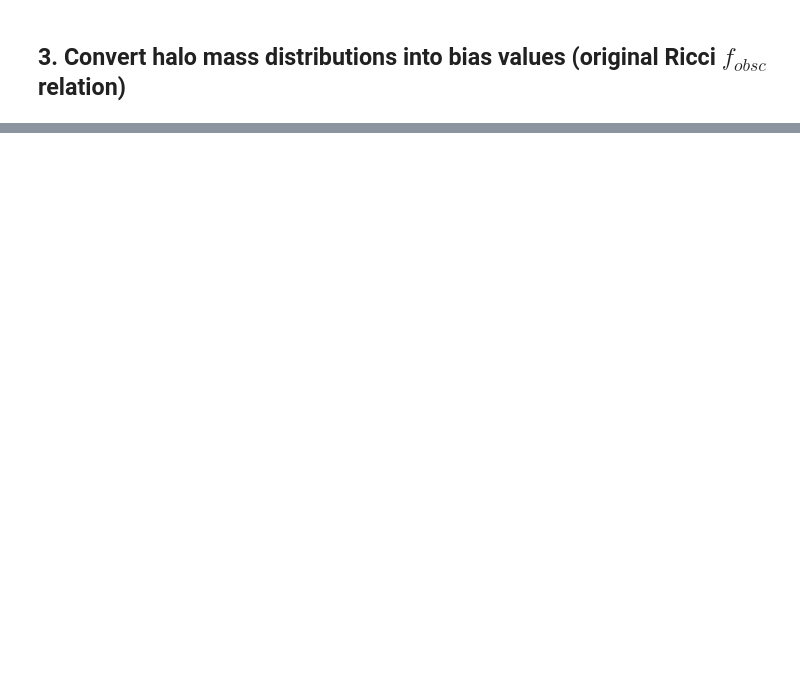
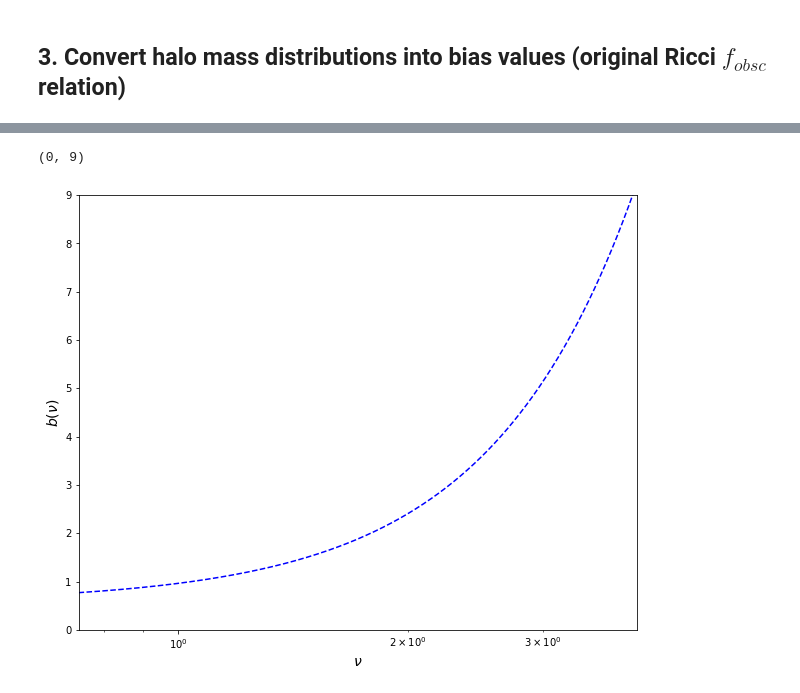
Before and after one commit to ke27whal/Quasars, a Jupyter notebook: notebooks/quasars-v2.ipynb, the cells around one changed output, grey strips where cells are left out. Saved outputs shown, nothing was run; the diff lists cells and outputs as text; code cells hidden in the pictures; blank space fills up the shorter version.

```diff
--- a/notebooks/quasars-v2.ipynb
+++ b/notebooks/quasars-v2.ipynb
@@ -285,0 +282,2 @@ WARNING:root:get_matter_power_spectrum using larger k_max than input parameter T
+# %%
+nu, bias = mhalo2bias(halomassrange, 1)
@@ -285,0 +286,11 @@ WARNING:root:get_matter_power_spectrum using larger k_max than input parameter T
+# %%
+plt.figure(figsize = (10, 8))
+plt.semilogx(nu, bias, 'b--')
+plt.xlabel('$\\nu$', fontsize = 14)
+plt.ylabel('$b( \\nu )$', fontsize = 14)
+axes = plt.gca()
+axes.set_xlim([nu[0], 10**(0.6)])
+axes.set_ylim(0, 9)
+# %% [output]
+(0, 9)
+[figure, added]
```
Also changed, not shown: parts of 10 cells of this notebook.
